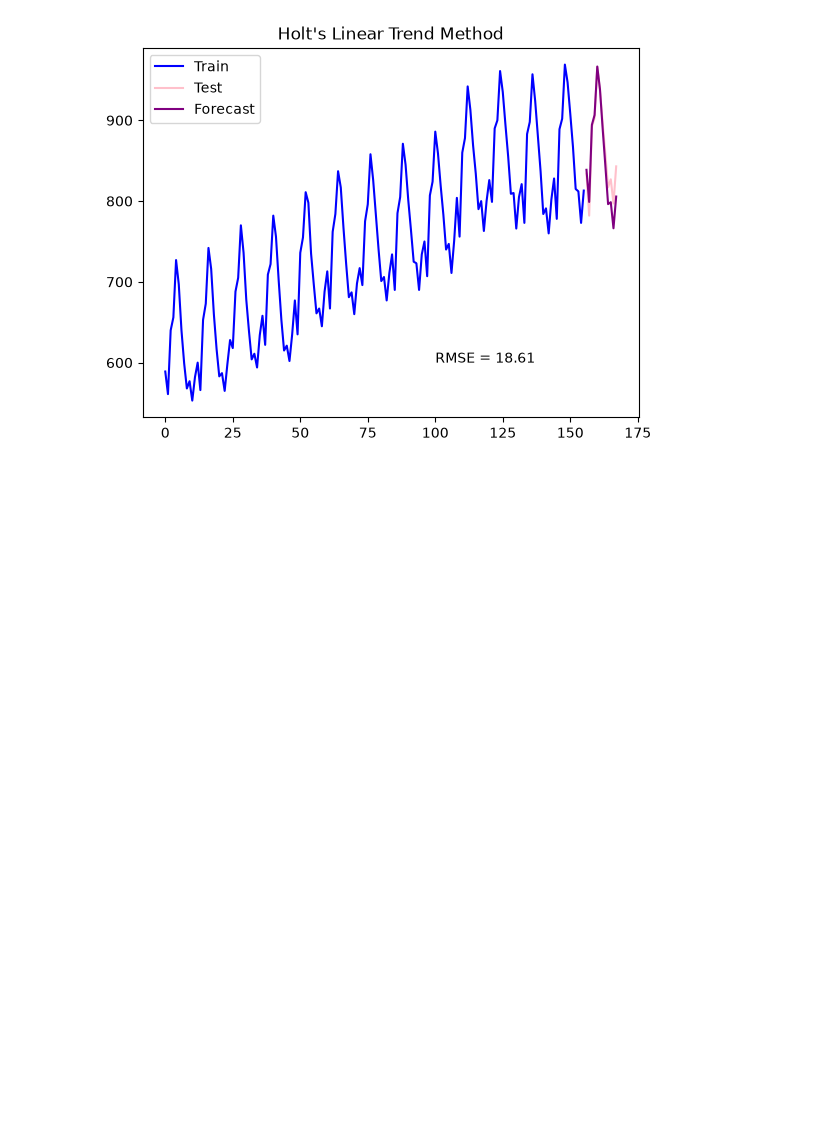
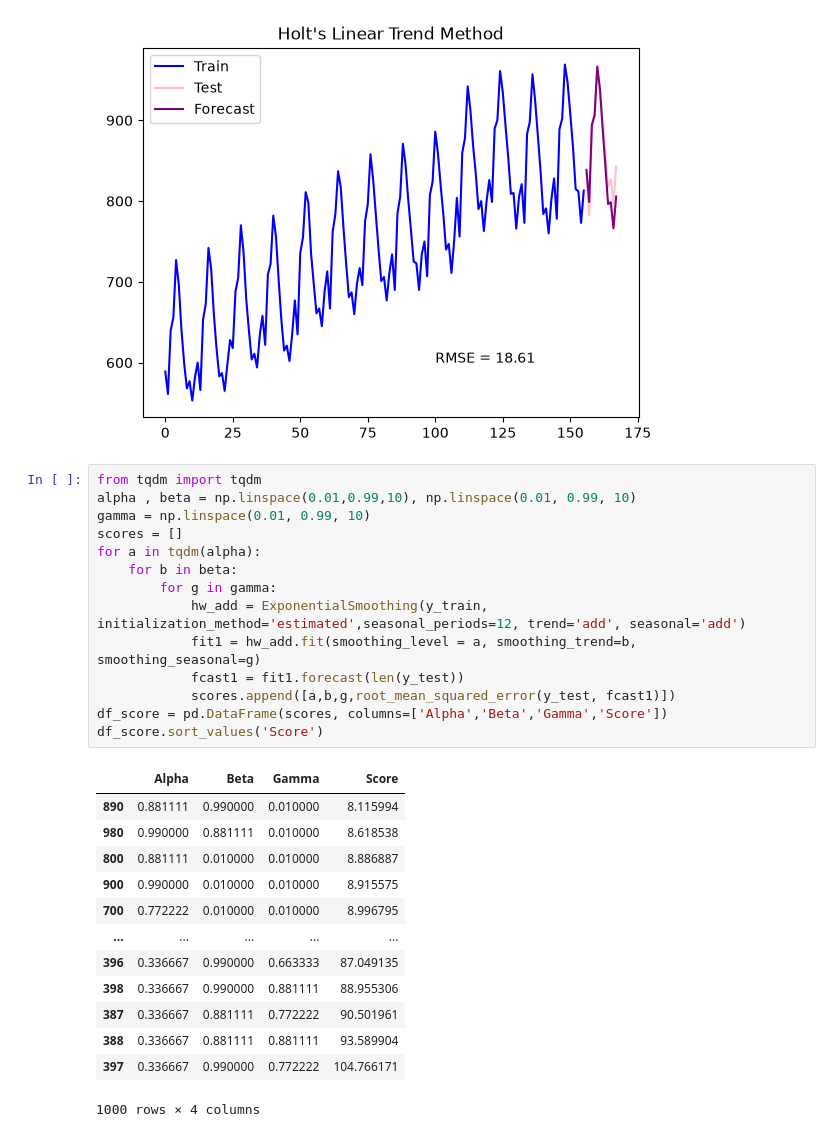
Before and after one commit to PatelViraj18x/Machine_Learning, a Jupyter notebook: Time_Series/Forecasting.ipynb, the cells around one changed output. Cells and saved outputs as stored; diff of their text form; blank space fills up the shorter version.

```diff
--- a/Time_Series/Forecasting.ipynb
+++ b/Time_Series/Forecasting.ipynb
@@ -155,3 +155,31 @@ plt.title('Holt\'s Linear Trend Method')
 plt.show()
 # %% [output]
 [figure]
+# %%
+from tqdm import tqdm
+alpha , beta = np.linspace(0.01,0.99,10), np.linspace(0.01, 0.99, 10)
+gamma = np.linspace(0.01, 0.99, 10)
+scores = []
+for a in tqdm(alpha):
+    for b in beta:
+        for g in gamma:
+            hw_add = ExponentialSmoothing(y_train, initialization_method='estimated',seasonal_periods=12, trend='add', seasonal='add')
+            fit1 = hw_add.fit(smoothing_level = a, smoothing_trend=b, smoothing_seasonal=g)
+            fcast1 = fit1.forecast(len(y_test))
+            scores.append([a,b,g,root_mean_squared_error(y_test, fcast1)])
+df_score = pd.DataFrame(scores, columns=['Alpha','Beta','Gamma','Score'])
+df_score.sort_values('Score')
+# %% [output]
+|  | Alpha | Beta | Gamma | Score |
+| 890 | 0.881111 | 0.990000 | 0.010000 | 8.115994 |
+| 980 | 0.990000 | 0.881111 | 0.010000 | 8.618538 |
+| 800 | 0.881111 | 0.010000 | 0.010000 | 8.886887 |
+| 900 | 0.990000 | 0.010000 | 0.010000 | 8.915575 |
+| 700 | 0.772222 | 0.010000 | 0.010000 | 8.996795 |
+| ... | ... | ... | ... | ... |
+| 396 | 0.336667 | 0.990000 | 0.663333 | 87.049135 |
+| 398 | 0.336667 | 0.990000 | 0.881111 | 88.955306 |
+| 387 | 0.336667 | 0.881111 | 0.772222 | 90.501961 |
+| 388 | 0.336667 | 0.881111 | 0.881111 | 93.589904 |
+| 397 | 0.336667 | 0.990000 | 0.772222 | 104.766171 |
+1000 rows × 4 columns
```
Also changed, not shown: 2 other files.
